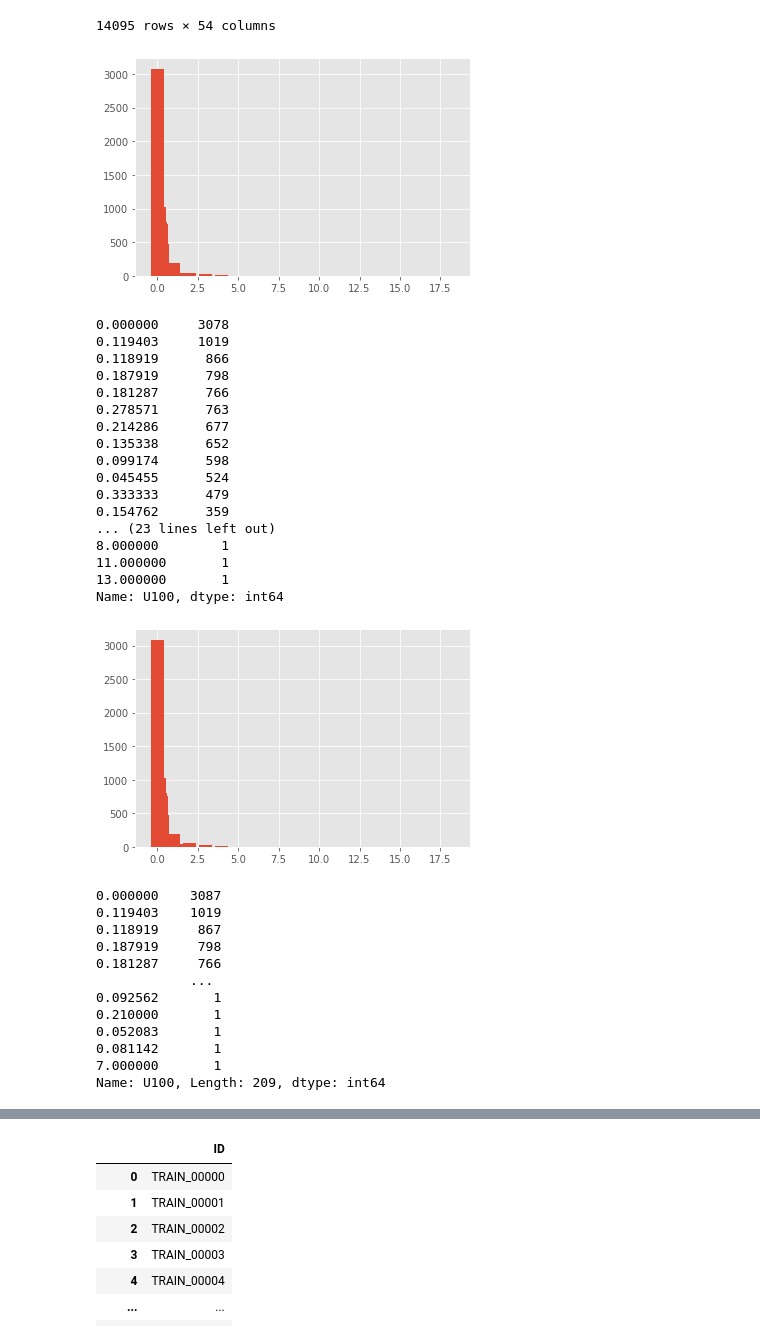
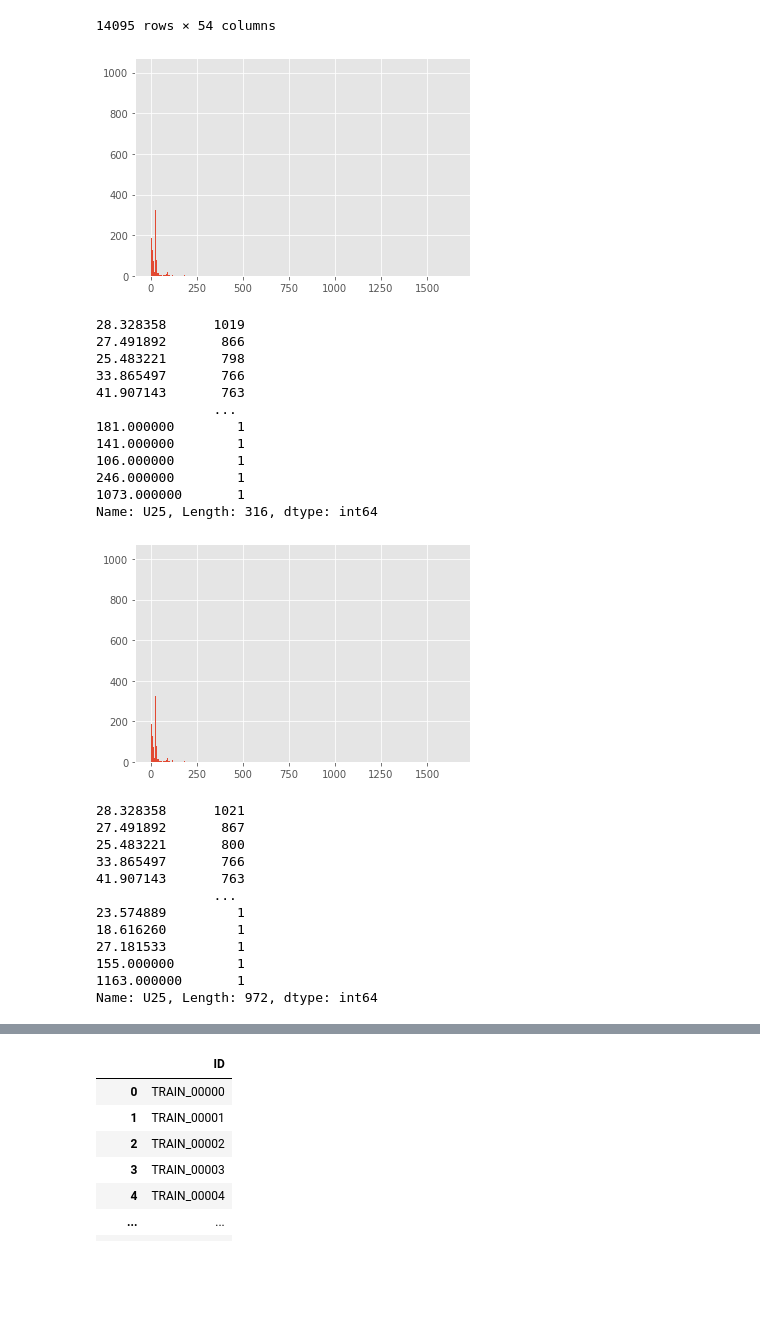
Before and after one commit to DoItSon/playdata, a Jupyter notebook: 오일base_전처리(정리본).ipynb, the cells around one changed output, grey strips where cells are left out. Saved outputs shown, nothing was run; the diff lists cells and outputs as text; code cells hidden in the pictures; blank space fills up the shorter version.

```diff
--- a/오일base_전처리(정리본).ipynb
+++ b/오일base_전처리(정리본).ipynb
@@ -204,6 +220,6 @@ feat
 features = feat.merge(xc,how="left",on="ID")
 train = features
 # %%
-xc1 = train.groupby(["AL","YEAR"]).apply(fill_mean_func)
-xc1
+xc1 = train.groupby(["ANONYMOUS_2"]).apply(fill_mean_func)
+xc1 # xc1에서 점수가 떨어짐 (정규분포는 상향 평준화)
 # %% [output]
@@ -258,41 +292,36 @@ train
 | 14094 | TRAIN_14094 | COMPONENT2 | 1902 | 2012 | 15 | 200 | 0 | ... |
 14095 rows × 54 columns
 # %%
-show(xc,"U100")  # U25,U20,U14/U6,U4 => 0으로 채우기!
+show(xc1,"U25")  # U25,U20,U14/U6,U4 => 0으로 채우기!
 # FNOX는 FOXID,FSO4
 # %% [output]
-[figure, old version]
+[figure, new version]
-0.000000     3078
-0.119403     1019
-0.118919      866
-0.187919      798
-0.181287      766
-0.278571      763
-0.214286      677
-0.135338      652
-0.099174      598
-0.045455      524
-0.333333      479
-0.154762      359
-... (23 lines left out)
-8.000000        1
-11.000000       1
-13.000000       1
-Name: U100, dtype: int64
+28.328358      1019
+27.491892       866
+25.483221       798
+33.865497       766
+41.907143       763
+               ...
+181.000000        1
+141.000000        1
+106.000000        1
+246.000000        1
+1073.000000       1
+Name: U25, Length: 316, dtype: int64
 # %%
-show(xc1,"U100")  # U25,U20,U14/U6,U4 => 0으로 채우기!
+show(xc2,"U25")  # U25,U20,U14/U6,U4 => 0으로 채우기!
 # %% [output]
-[figure, old version]
+[figure, new version]
-0.000000    3087
-0.119403    1019
-0.118919     867
-0.187919     798
-0.181287     766
-            ...
-0.092562       1
-0.210000       1
-0.052083       1
-0.081142       1
-7.000000       1
-Name: U100, Length: 209, dtype: int64
+28.328358      1021
+27.491892       867
+25.483221       800
+33.865497       766
+41.907143       763
+               ...
+23.574889         1
+18.616260         1
+27.181533         1
+155.000000        1
+1163.000000       1
+Name: U25, Length: 972, dtype: int64
 # %%
```
Also changed, not shown: parts of 21 cells of this notebook.
